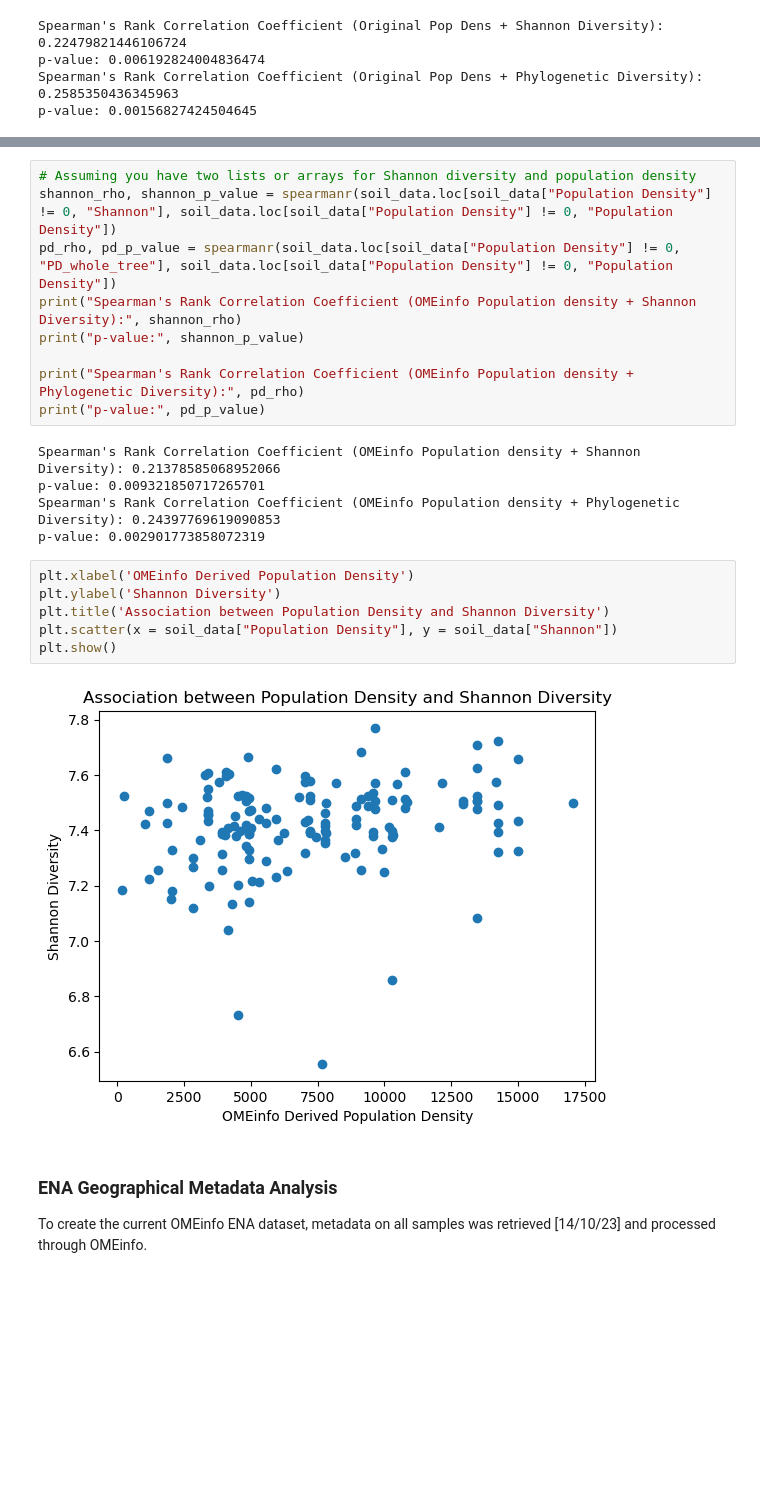
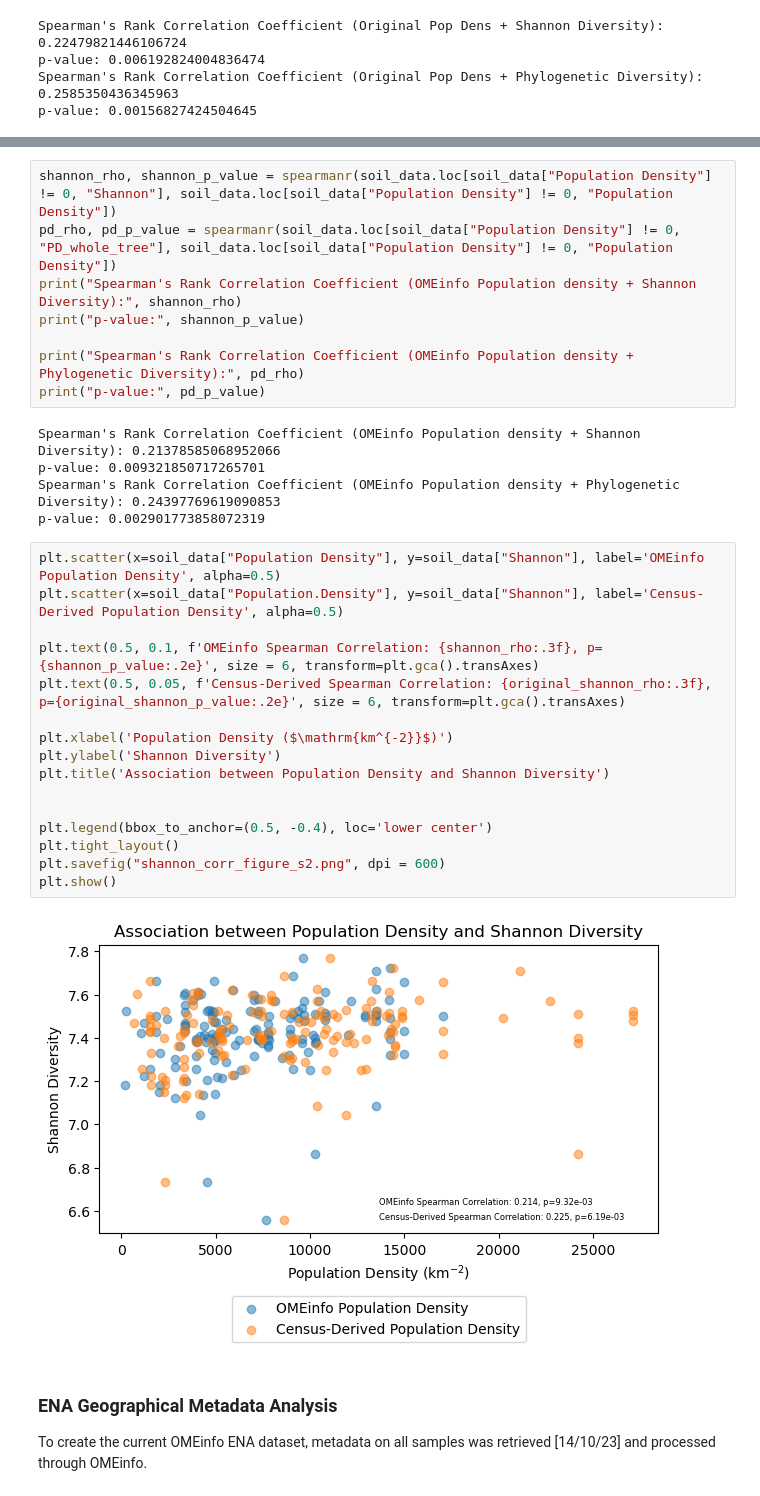
Before and after one commit to m-crown/OMEinfo, a Jupyter notebook: figures_code/OMEinfo_paper_analysis.ipynb, the cells around one changed output, grey strips where cells are left out. Drawn from its saved outputs; the diff is of its cells as text; blank space fills up the shorter version.

```diff
--- a/figures_code/OMEinfo_paper_analysis.ipynb
+++ b/figures_code/OMEinfo_paper_analysis.ipynb
@@ -54,5 +58,4 @@ Now, to look at whether the correlation seen in table 1 of the publication are s
 # %%
-# Assuming you have two lists or arrays for Shannon diversity and population density
 shannon_rho, shannon_p_value = spearmanr(soil_data.loc[soil_data["Population Density"] != 0, "Shannon"], soil_data.loc[soil_data["Population Density"] != 0, "Population Density"])
 pd_rho, pd_p_value = spearmanr(soil_data.loc[soil_data["Population Density"] != 0, "PD_whole_tree"], soil_data.loc[soil_data["Population Density"] != 0, "Population Density"])
 print("Spearman's Rank Correlation Coefficient (OMEinfo Population density + Shannon Diversity):", shannon_rho)
@@ -65,14 +68,24 @@ Spearman's Rank Correlation Coefficient (OMEinfo Population density + Shannon Di
 p-value: 0.009321850717265701
 Spearman's Rank Correlation Coefficient (OMEinfo Population density + Phylogenetic Diversity): 0.24397769619090853
 p-value: 0.002901773858072319
-# %%
-plt.xlabel('OMEinfo Derived Population Density')
-plt.ylabel('Shannon Diversity')
-plt.title('Association between Population Density and Shannon Diversity')
-plt.scatter(x = soil_data["Population Density"], y = soil_data["Shannon"])
-plt.show()
-# %% [output]
-[figure, removed]
+# %%
+plt.scatter(x=soil_data["Population Density"], y=soil_data["Shannon"], label='OMEinfo Population Density', alpha=0.5)
+plt.scatter(x=soil_data["Population.Density"], y=soil_data["Shannon"], label='Census-Derived Population Density', alpha=0.5)
+
+plt.text(0.5, 0.1, f'OMEinfo Spearman Correlation: {shannon_rho:.3f}, p={shannon_p_value:.2e}', size = 6, transform=plt.gca().transAxes)
+plt.text(0.5, 0.05, f'Census-Derived Spearman Correlation: {original_shannon_rho:.3f}, p={original_shannon_p_value:.2e}', size = 6, transform=plt.gca().transAxes)
+
+plt.xlabel('Population Density ($\mathrm{km^{-2}}$)')
+plt.ylabel('Shannon Diversity')
+plt.title('Association between Population Density and Shannon Diversity')
+
+
+plt.legend(bbox_to_anchor=(0.5, -0.4), loc='lower center')
+plt.tight_layout()
+plt.savefig("shannon_corr_figure_s2.png", dpi = 600)
+plt.show()
+# %% [output]
+[figure, added]
 # %% [markdown]
 ### ENA Geographical Metadata Analysis
 
```
Also changed, not shown: parts of 8 cells of this notebook, 4 other files.
